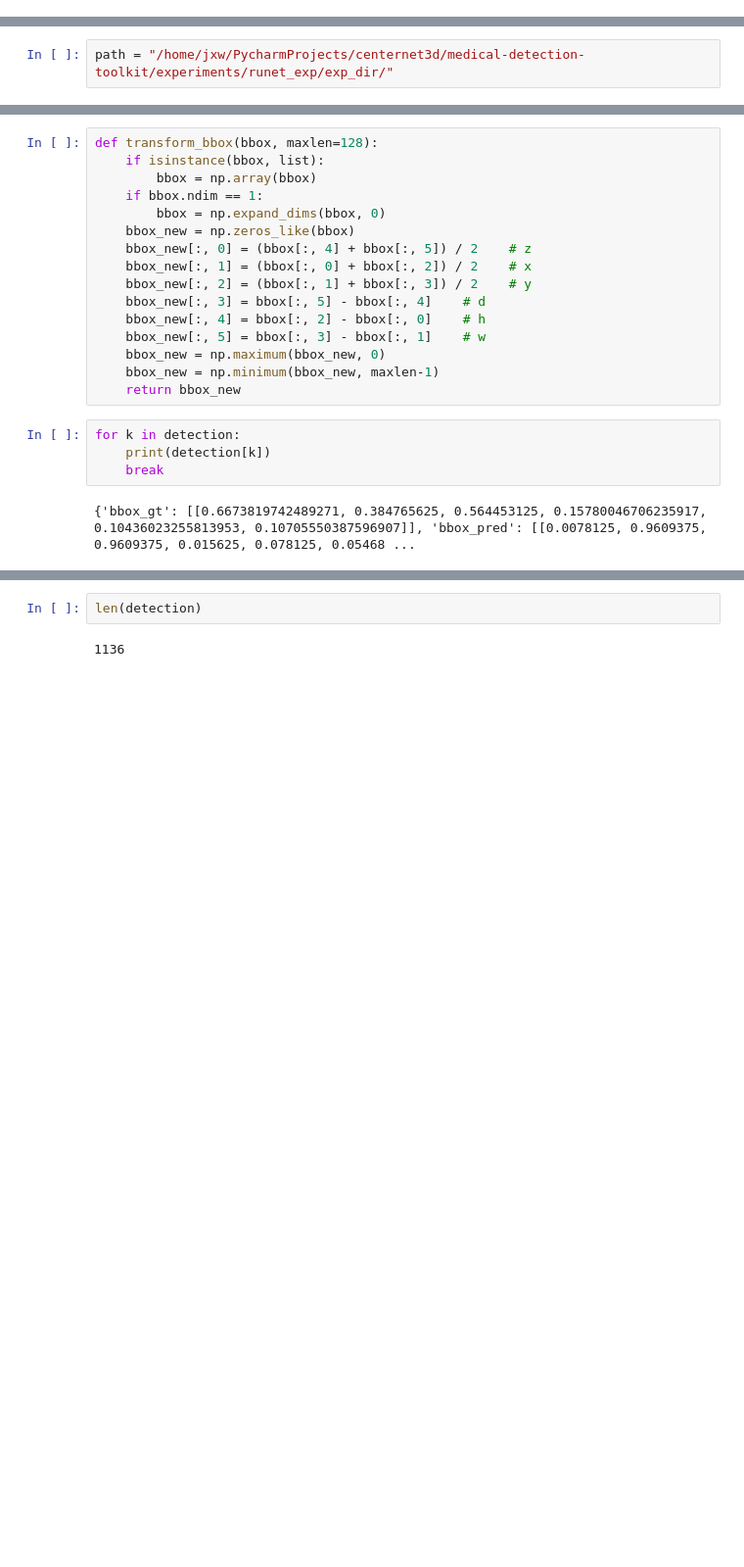
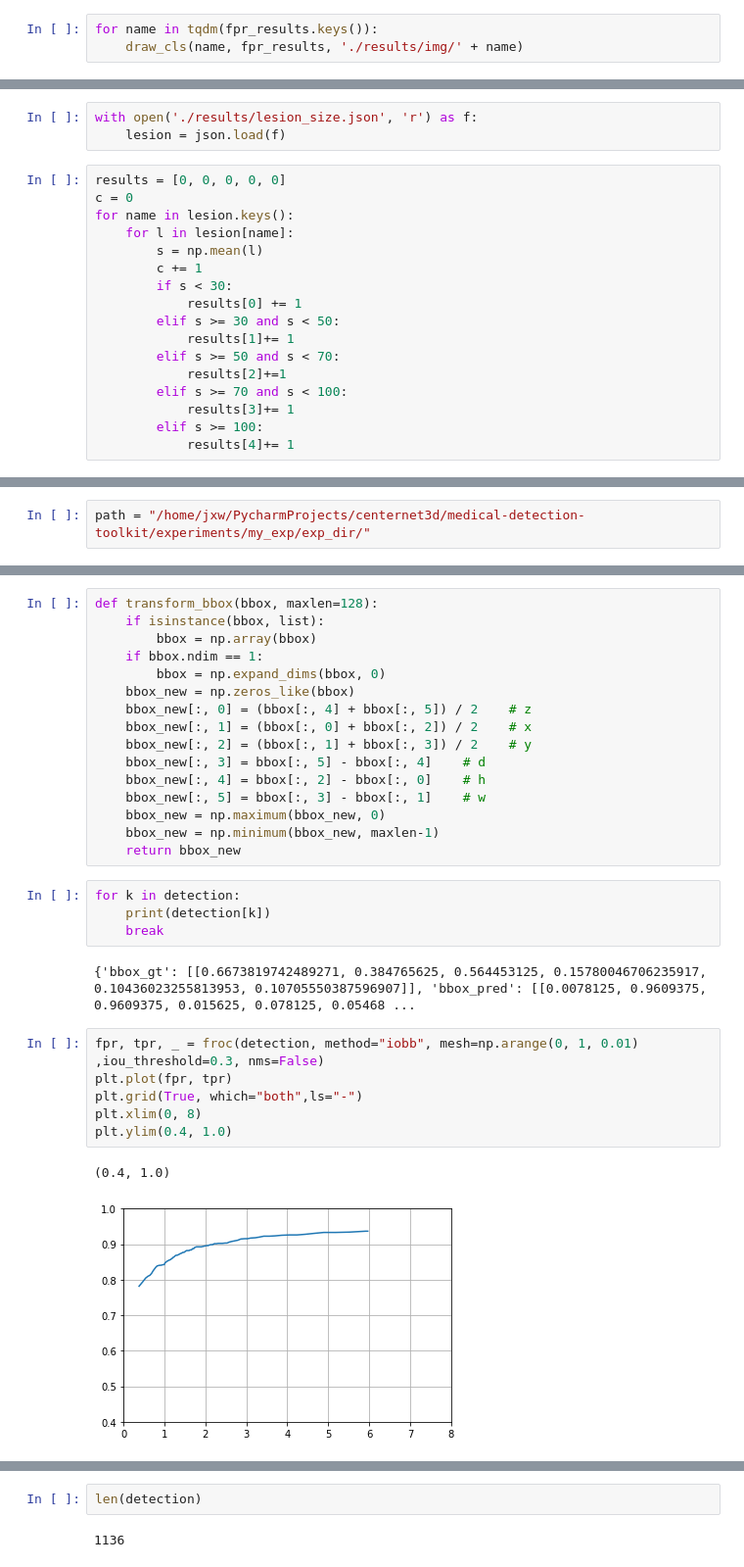
Before and after one commit to jixiaw/lesion_detection, a Jupyter notebook: classify.ipynb, the cells around one changed output, grey strips where cells are left out. Shown at 98% size. Saved outputs shown, nothing was run; the diff lists cells and outputs as text; blank space fills up the shorter version.

```diff
--- a/classify.ipynb
+++ b/classify.ipynb
@@ -1516,3 +1535,6 @@ def draw_res(name, cls_results, path):
+# %%
+for name in tqdm(fpr_results.keys()):
+    draw_cls(name, fpr_results, './results/img/' + name)
 # %%
 cnt = 0
 cnt = [0, 0, 0, 0, 0]
@@ -2074,3 +2096,23 @@ def get_new_res(test_res):
     return test_res2
 #     print(bbox.shape, score.shape, cls.shape)
 #     break
+# %%
+with open('./results/lesion_size.json', 'r') as f:
+    lesion = json.load(f)
+# %%
+results = [0, 0, 0, 0, 0]
+c = 0
+for name in lesion.keys():
+    for l in lesion[name]:
+        s = np.mean(l)
+        c += 1
+        if s < 30:
+            results[0] += 1
+        elif s >= 30 and s < 50:
+            results[1]+= 1
+        elif s >= 50 and s < 70:
+            results[2]+=1
+        elif s >= 70 and s < 100:
+            results[3]+= 1
+        elif s >= 100:
+            results[4]+= 1
@@ -2323,2 +2375,2 @@ with open('./results/5_fold.json', 'w') as f:
 # %%
-path = "/home/jxw/PycharmProjects/centernet3d/medical-detection-toolkit/experiments/runet_exp/exp_dir/"
+path = "/home/jxw/PycharmProjects/centernet3d/medical-detection-toolkit/experiments/my_exp/exp_dir/"
@@ -2383,3 +2488,12 @@ for k in detection:
     break
 # %% [output]
 {'bbox_gt': [[0.6673819742489271, 0.384765625, 0.564453125, 0.15780046706235917, 0.10436023255813953, 0.10705550387596907]], 'bbox_pred': [[0.0078125, 0.9609375, 0.9609375, 0.015625, 0.078125, 0.05468 ...
+# %%
+fpr, tpr, _ = froc(detection, method="iobb", mesh=np.arange(0, 1, 0.01) ,iou_threshold=0.3, nms=False)
+plt.plot(fpr, tpr)
+plt.grid(True, which="both",ls="-")
+plt.xlim(0, 8)
+plt.ylim(0.4, 1.0)
+# %% [output]
+(0.4, 1.0)
+[figure, added]
```
Also changed, not shown: parts of 67 cells of this notebook, 9 other files.
